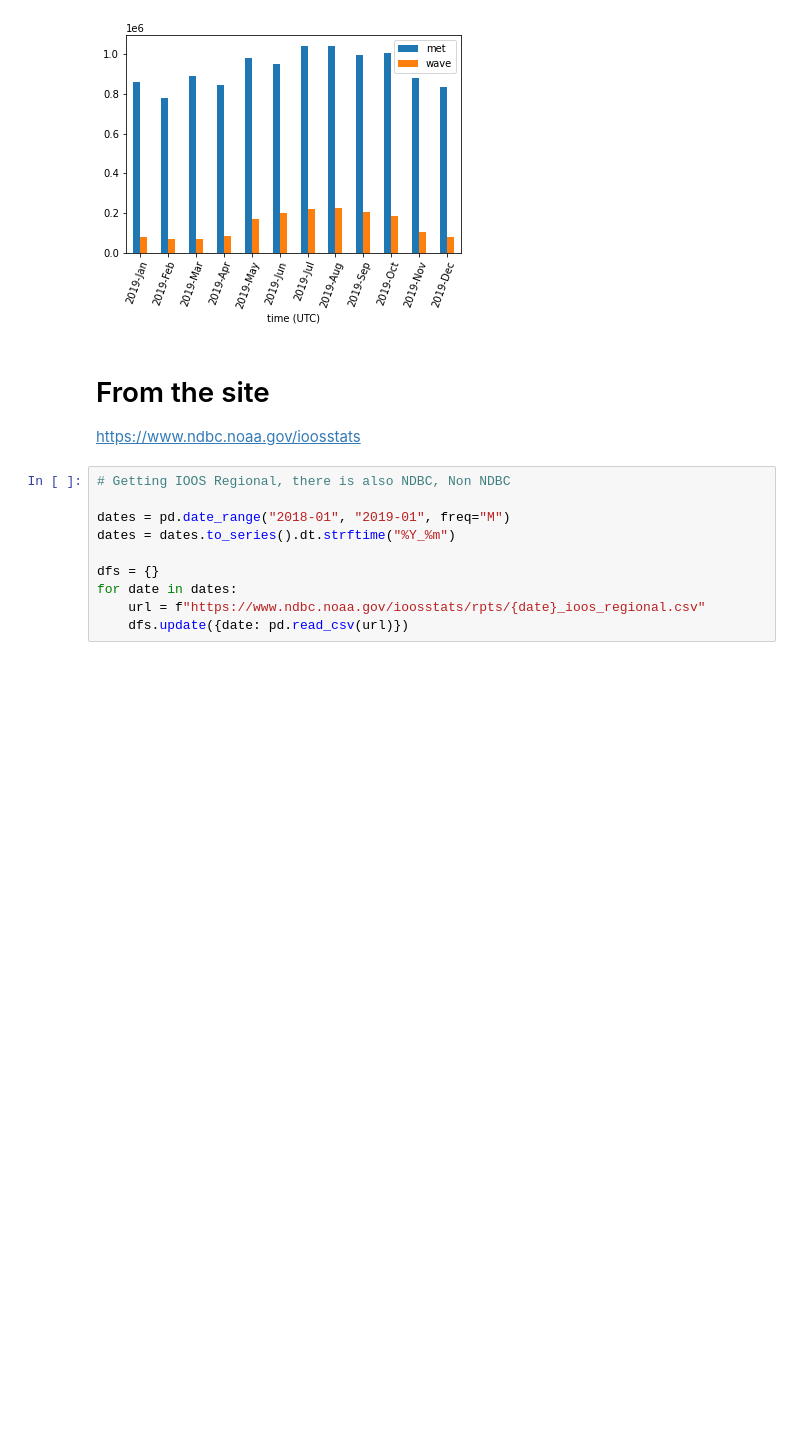
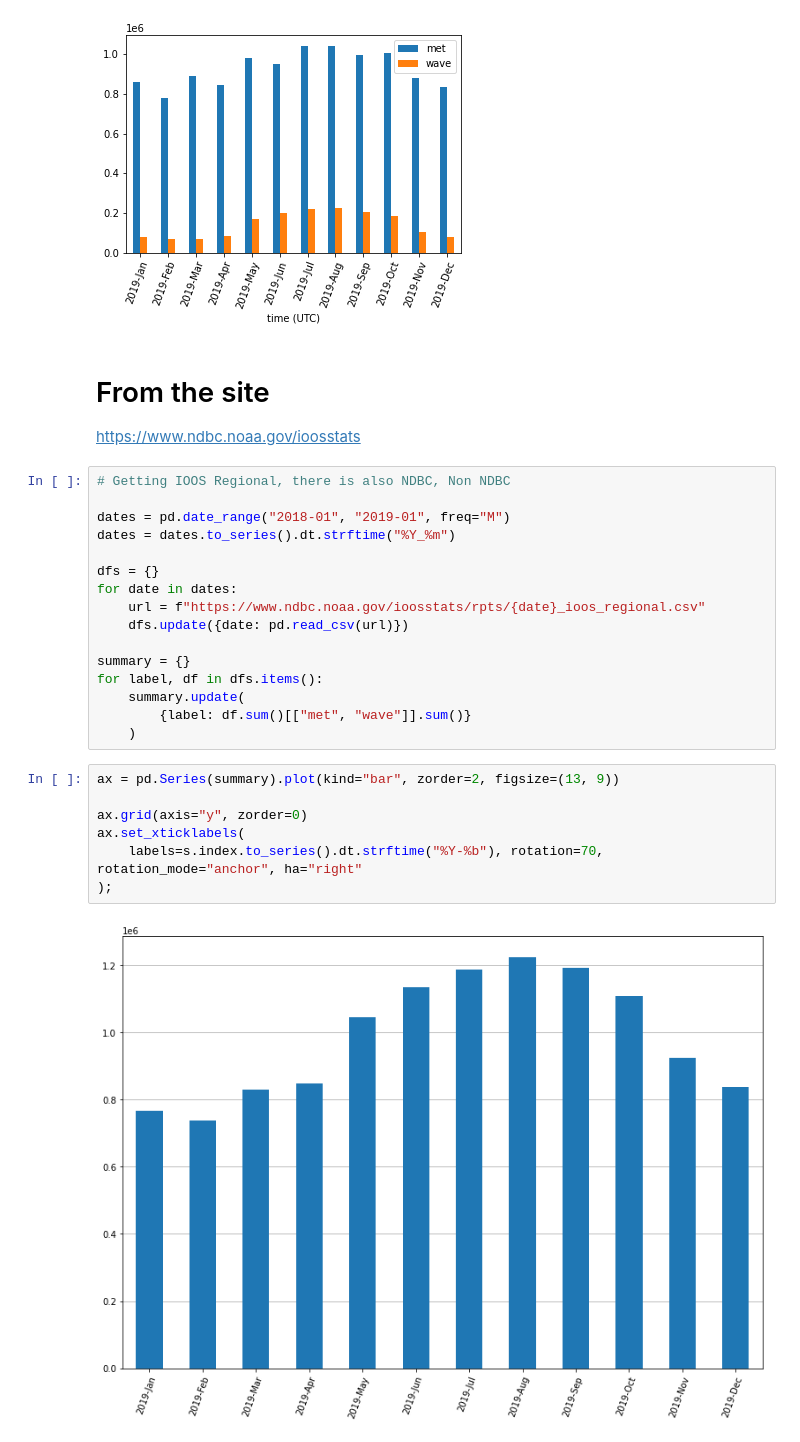
Before and after one commit to ioos/notebooks_demos, a Jupyter notebook: notebooks/2020-07-20-GTS.ipynb, the cells around one changed output. Cells and saved outputs as stored; diff of their text form; blank space fills up the shorter version.

```diff
--- a/notebooks/2020-07-20-GTS.ipynb
+++ b/notebooks/2020-07-20-GTS.ipynb
@@ -86,3 +86,18 @@ dfs = {}
 for date in dates:
     url = f"https://www.ndbc.noaa.gov/ioosstats/rpts/{date}_ioos_regional.csv"
     dfs.update({date: pd.read_csv(url)})
+
+summary = {}
+for label, df in dfs.items():
+    summary.update(
+        {label: df.sum()[["met", "wave"]].sum()}
+    )
+# %%
+ax = pd.Series(summary).plot(kind="bar", zorder=2, figsize=(13, 9))
+
+ax.grid(axis="y", zorder=0)
+ax.set_xticklabels(
+    labels=s.index.to_series().dt.strftime("%Y-%b"), rotation=70, rotation_mode="anchor", ha="right"
+);
+# %% [output]
+[figure, added]
```
